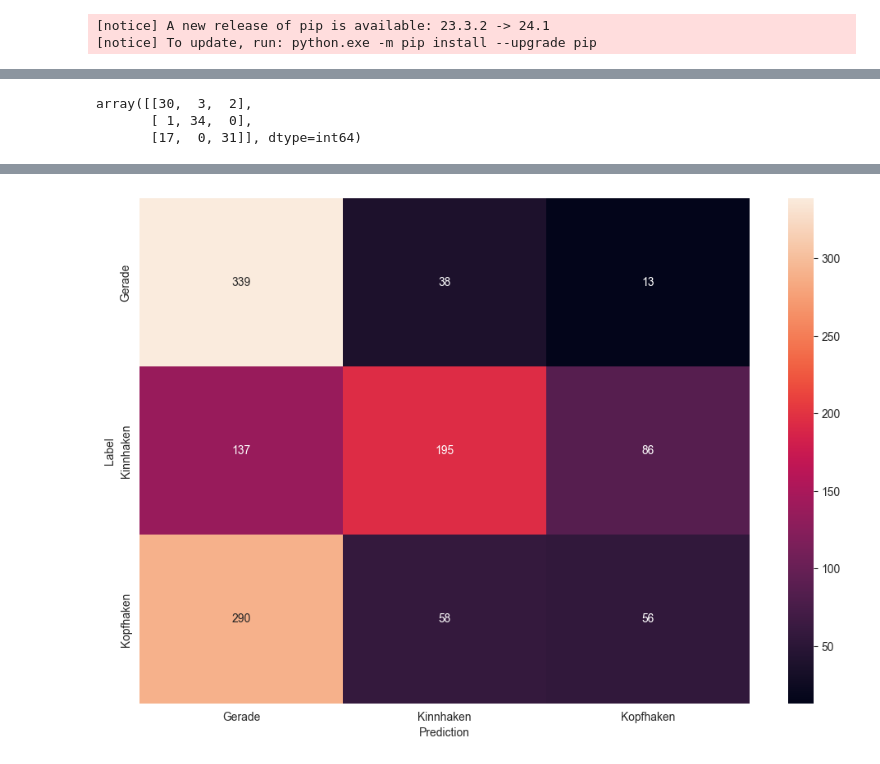
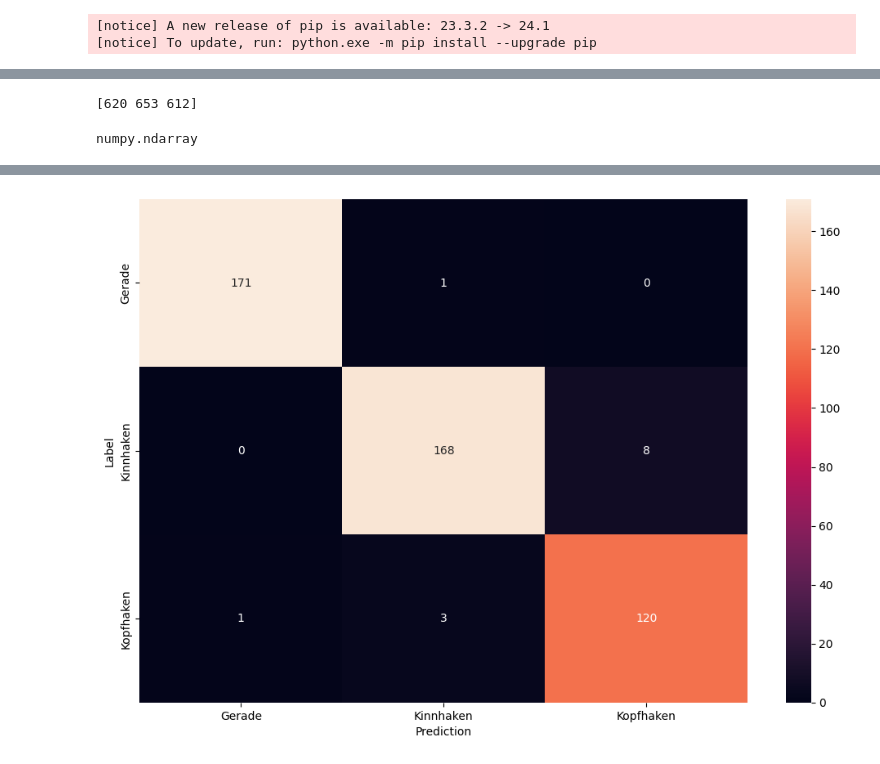
Before and after one commit to lalul335/Boxschlag-Klassifikation, a Jupyter notebook: neuronalesnetz_rnn.ipynb, the cells around one changed output, grey strips where cells are left out. Saved outputs shown, nothing was run; the diff lists cells and outputs as text; code cells hidden in the pictures.

```diff
--- a/neuronalesnetz_rnn.ipynb
+++ b/neuronalesnetz_rnn.ipynb
@@ -83,2 +89,2 @@ len(df_new)
 # %%
-df = pd.DataFrame({'idx': range(len(df_new)), 'dfs': df_new})
+df_list = pd.DataFrame({'idx': range(len(df_new)), 'dfs': df_new})['dfs'].values.tolist()
@@ -112,7 +95,7 @@ x_train.shape
 # %%
 x_train,y_train = [],[]
 
-for df in traindata:
+for df in df_list:
     y_train.append(df["label"].iloc[0])
     x_train.append(df.drop(columns=["timestamp", "label"]).values)
 
@@ -156,3 +153,31 @@ y_train  = np.array(numerical_data)
+# %%
+import tensorflow as tf
+from tensorflow.keras import Sequential
+from tensorflow.keras.layers import InputLayer, SimpleRNN, Dense, Dropout
+from tensorflow.keras.optimizers import Adam
+from tensorflow.keras.losses import CategoricalCrossentropy
+from tensorflow.keras.layers import LSTM, Dense, Masking, Input
+from tensorflow.keras.layers import Activation,Conv1D,MaxPooling1D, Flatten
+from keras import layers
+from keras import regularizers
+
+#--------------------------testing cnns
+
+
+model = Sequential()
+model.add(Input(shape=sk_X_train[1].shape))
+model.add(Conv1D(filters=32, kernel_size=3, activation='relu', kernel_regularizer=regularizers.L2(0.02)))  # Increased regularization
+model.add(MaxPooling1D(pool_size=2))
+model.add(Dropout(0.3))  # Increased dropout
+model.add(Conv1D(filters=32, kernel_size=3, activation='relu', kernel_regularizer=regularizers.L2(0.02)))  # Reduced complexity and increased regularization
+model.add(MaxPooling1D(pool_size=2))
+model.add(Dropout(0.3))  # Increased dropout
+model.add(Flatten())
+model.add(Dense(32, activation='relu', kernel_regularizer=regularizers.L2(0.02)))  # Reduced complexity and increased regularization
+model.add(Dropout(0.3))  # Increased dropout
+model.add(Dense(3, activation='softmax'))
+
+model.compile(optimizer='adam', loss='categorical_crossentropy', metrics=['accuracy'])
 # %%
 #---------------------------------------------RNN BY NILS
 
@@ -268,7 +301,7 @@ EPOCHS = 30
 y_train_encoded = tf.one_hot(indices=sk_y_train, depth=3)
 
 
-checkpoint_filepath = 'trash.keras'
+checkpoint_filepath = 'cnn.keras'
 model_checkpoint_callback = keras.callbacks.ModelCheckpoint(
             filepath=checkpoint_filepath,
             save_weights_only=False,
@@ -284,7 +317,7 @@ early_stopping = EarlyStopping(monitor='val_loss', patience=10, restore_best_wei
 
 
 # Train model using validation split
-history = model0.fit(x=sk_X_train, y=y_train_encoded, validation_split=TEST_SIZE, epochs=EPOCHS, batch_size=BATCH_SIZE) #, callbacks=[model_checkpoint_callback])#, early_stopping])
+history = model.fit(x=sk_X_train, y=y_train_encoded, validation_split=TEST_SIZE, epochs=EPOCHS, batch_size=BATCH_SIZE, callbacks=[model_checkpoint_callback, early_stopping])
 
 
 # Plot the training histroy
@@ -332,20 +353,19 @@ array([[65,  1,  1],
-# %%
-from tensorflow.keras.models import load_model
-mymodel = load_model("probbestmodel.keras")
-y_pred_labels = np.argmax(y_pred, axis=1)
-#y_true = np.argmax(sk_y_test, axis=1)
-conf_matrix = confusion_matrix(sk_y_test, y_pred_labels)
-conf_matrix
-# %% [output]
-array([[30,  3,  2],
-       [ 1, 34,  0],
-       [17,  0, 31]], dtype=int64)
+# %%
+counts = np.bincount(sk_y_train)
+
+print(counts)
+# %% [output]
+[620 653 612]
+# %%
+type(sk_y_test)
+# %% [output]
+numpy.ndarray
 # %%
-y_predicted = np.argmax(model1.predict(x=x_train), axis=1)
-confusion_matrix = tf.math.confusion_matrix(labels=y_train, predictions=y_predicted)
+y_predicted = np.argmax(model.predict(x=sk_X_test), axis=1)
+confusion_matrix = tf.math.confusion_matrix(labels=sk_y_test, predictions=y_predicted)
 fig = plt.figure()
 fig.set_size_inches(12, 8)
-sns.heatmap(confusion_matrix, xticklabels=LABELS, yticklabels=LABELS, annot=True, fmt='g')
+sns.heatmap(confusion_matrix, xticklabels=CLASSES, yticklabels=CLASSES, annot=True, fmt='g')
 plt.xlabel('Prediction')
 plt.ylabel('Label')
 plt.show()
@@ -354 +374 @@ plt.show()
-[figure, old version]
+[figure, new version]
```
Also changed, not shown: parts of 31 cells of this notebook, 9 other files.
